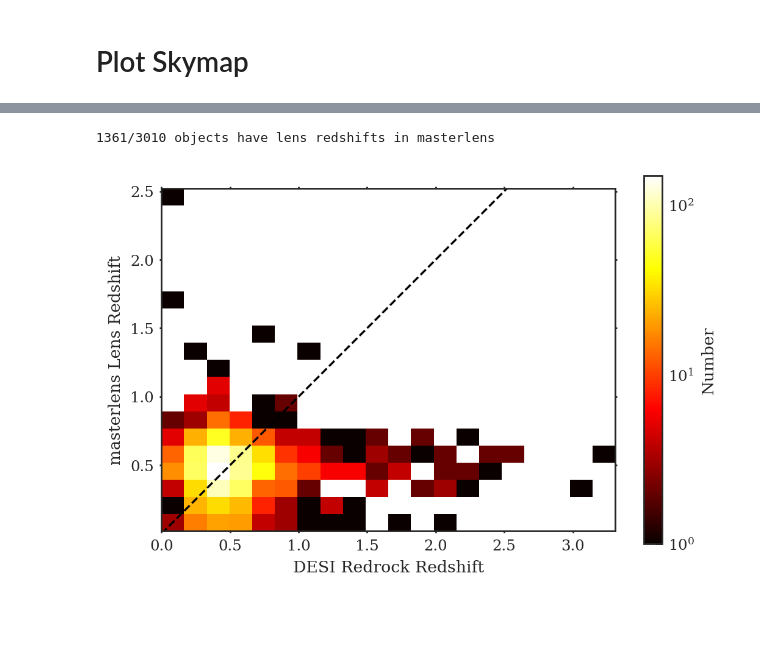
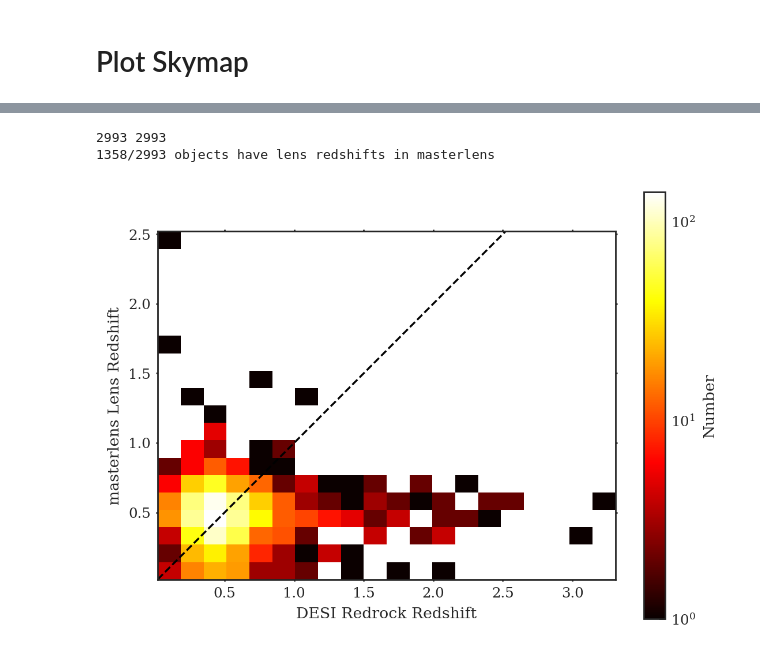
Before and after one commit to noahfranz13/SpecLens, a Jupyter notebook: FindLenses/crossmatch-analysis.ipynb, the cells around one changed output, grey strips where cells are left out. Drawn from its saved outputs; the diff is of its cells as text; code cells hidden in the pictures; blank space fills up the shorter version.

```diff
--- a/FindLenses/crossmatch-analysis.ipynb
+++ b/FindLenses/crossmatch-analysis.ipynb
@@ -26,8 +29,10 @@ plt.rcParams['ytick.major.size'] = 4
 plt.rcParams['xtick.minor.size'] = 2
 plt.rcParams['ytick.minor.size'] = 2
 # %%
-fuji = Table(fitsio.read('fuji-matches.fits')) # table of all matches
-iron = Table(fitsio.read('iron-matches.fits'))
+filedir = os.getcwd() #'/global/cfs/cdirs/desi/users/nrfran/speclens'
+
+iron = Table(fitsio.read(os.path.join(filedir, 'iron-matches.fits')))
+masterlens = Table(fitsio.read(os.path.join(filedir,'masterlens-matches.fits')))
 # %% [markdown]
 # Let's explore the matches
 # %%
@@ -117,35 +93,58 @@ fig.savefig('mollweide-projection-matches.png', bbox_inches='tight', transparent
+# %%
+# prep data
+sep = np.loadtxt('iron-matches-separation.txt')
+
+print(len(sep), len(iron['Z']))
+
+z = hstack([masterlens['Z_LENS'].astype(float), iron['Z']])
+z['SEP2D'] = sep
+z = z[~np.isnan(np.array(z['Z_LENS']))]
+
+'''
+# calculate separation
+print(min(z['TARGET_RA']), max(z['TARGET_RA']))
+print(min(z['TARGET_DEC']), max(z['TARGET_DEC']))
+print(min(z['RA_COORD']), max(z['RA_COORD']))
+print(min(z['DEC_COORD']), max(z['DEC_COORD']))
+desiCoords = SkyCoord(z['TARGET_RA']*u.deg, z['TARGET_DEC']*u.deg)
+lensCoords = SkyCoord(z['RA_COORD']*u.deg, z['DEC_COORD']*u.deg)
+
+searchSep = 1*u.arcsec # based on the histogram, 1 arcsecond seems reasonable
+sep2d = desiCoords.separation(lensCoords)
+print(sep2d.unit)
+
+z['SEP2D'] = sep2d
+'''
+
+print(f'{len(z)}/{len(iron)} objects have lens redshifts in masterlens')
+# %% [output]
+2993 2993
+1358/2993 objects have lens redshifts in masterlens
 # %%
 # compare masterlens redshifts to desi redshifts
 
 from matplotlib.colors import LogNorm
-
-masterlens = Table(fitsio.read('masterlens-matches.fits'))
-
-z = hstack([masterlens['Z_LENS'].astype(float), iron['Z']])
-z = z[~np.isnan(np.array(z['Z_LENS']))]
-print(f'{len(z)}/{len(iron)} objects have lens redshifts in masterlens')
 
 fig, ax = plt.subplots()
 #ax.plot(z['Z'], z['Z_LENS'], '.')
 count, xedge, yedge, im = ax.hist2d(z['Z'], z['Z_LENS'],
                                     bins=20,
                                     cmap='hot',
                                     norm=LogNorm())
 ax.set_ylabel('masterlens Lens Redshift')
 ax.set_xlabel('DESI Redrock Redshift')
 
 xy = np.linspace(np.min(z['Z']), np.max(z['Z']))
 ax.plot(xy, xy, 'k--')
 
 ax.set_aspect('equal')
 ax.tick_params(axis='both',
                which='major',
                direction='out',
                length=1)
 fig.colorbar(im, label='Number')
 fig.savefig('redshift-comparison-2dhist.png',
             bbox_inches='tight',
             transparent=False)
 # %% [output]
-1361/3010 objects have lens redshifts in masterlens
-[figure, old version]
+[figure, new version]
```
Also changed, not shown: parts of 6 cells of this notebook, 9 other files.
